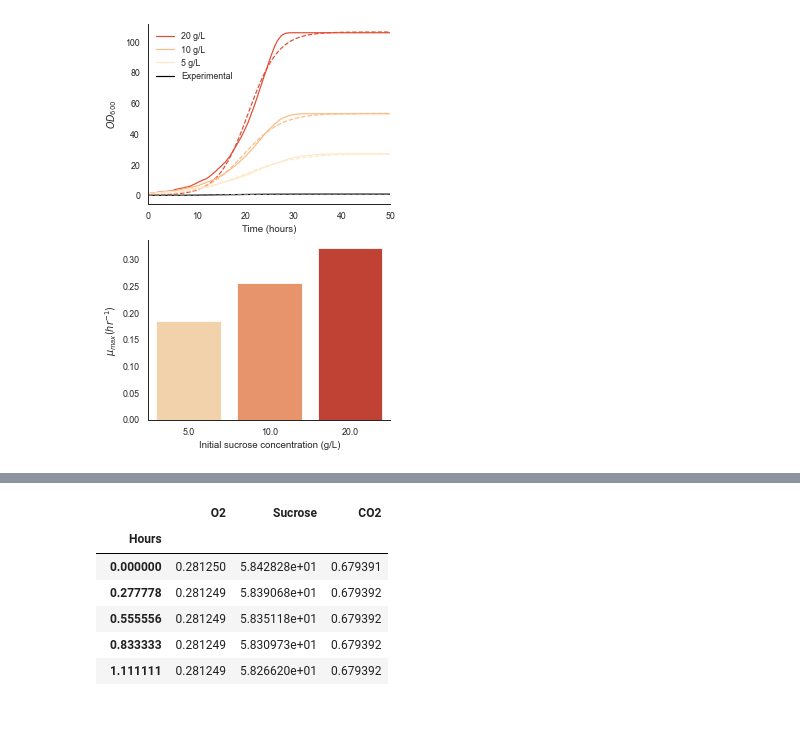
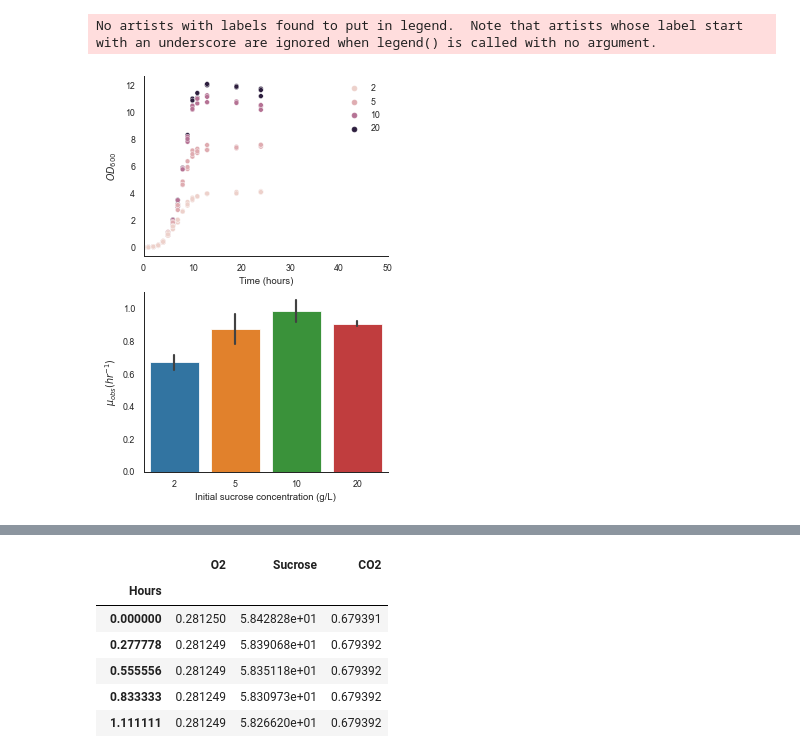
Before and after one commit to Jsakkos/nufeb-cyano-e-coli, a Jupyter notebook: notebooks/Model validation ec.ipynb, the cells around one changed output, grey strips where cells are left out. Cells and saved outputs as stored; diff of their text form; code cells hidden in the pictures; blank space fills up the shorter version.

```diff
--- a/notebooks/Model validation ec.ipynb
+++ b/notebooks/Model validation ec.ipynb
@@ -78,0 +79,2 @@ def func(x,K,r,N0):
+# %%
+temp = experimentalData.groupby(['Initial Sucrose','Replicate']).apply(lambda x: logistic_regression(x['Time'],x['OD600']))
@@ -78,0 +94,6 @@ def func(x,K,r,N0):
+# %%
+for path in types:
+    df = pd.read_csv(path,usecols=[0,1],names=['Time','Cells'],skiprows=1,delimiter='	')
+    df.Time = df.Time/60/60*10 #convert timesteps (10s) to days
+    df['OD'] = df.iloc[:,1]*CellNum2OD
+df
@@ -85,17 +124,18 @@ for path,label in zip(types,labels):
     df = pd.read_csv(path,usecols=[0,1],names=['Time','Cells'],skiprows=1,delimiter='	')
     df.index = df.Time/60/60*10 #convert timesteps (10s) to days
     df.index.name='Hours'
-    df['OD'] = df.iloc[:,1]/CellNum2OD
+    df['OD'] = df.iloc[:,1]*CellNum2OD
     ax.plot(df.OD,label=label)
     popt, pcov = curve_fit(func,df.index.values,df.OD,p0=[0.80309017, 0.24164053, 0.01670965])
     mus.append(popt[1])
-    ax.plot(df.index.values,func(df.index.values,*popt),ls='--')
+    #ax.plot(df.index.values,func(df.index.values,*popt),ls='--')
 
 ax.legend().remove()
 ax.set_xlim([0,50])
-ax.plot(Control.Time,Control.OD,label='Experimental',c='k')
-popt, pcov = curve_fit(func,Control.Time,Control.OD,p0=[0.80309017, 0.24164053, 0.01670965])
-ax.plot(Control.Time,func(Control.Time,*popt),ls='--',c='grey')
+#ax.plot(Control.Time,Control.OD600,label='Experimental',c='k')
+#popt, pcov = curve_fit(func,Control.Time,Control.OD600,p0=[0.80309017, 0.24164053, 0.01670965])
+#ax.plot(Control.Time,func(Control.Time,*popt),ls='--',c='grey')
+sns.scatterplot(x='Time',y='OD600',hue='Initial Sucrose',data=Control,ax=ax)
 ax.set_xlabel('Time (hours)')
 ax.set_ylabel(r'$OD_{600}$')
 ax.legend(frameon=False)
@@ -115,69 +172,44 @@ growth
 # %%
 #f,axes = plt.subplots(nrows=4,ncols=2,figsize=(12,15))
 colors = ['#e34a33','#fdbb84','#fee8c8']
 fig = plt.figure(constrained_layout=True, figsize=(7.5,6))
 gs0 = gridspec.GridSpec(4, 2, figure=fig)
 sns.set_context('paper')
 sns.set_style('white')
 
 ax2 = fig.add_subplot(gs0[2:, 0])
 ax1 = fig.add_subplot(gs0[:2, 0])
-
-#ax6 = fig.add_subplot(gs0[3,1])
-#ax3 = fig.add_subplot(gs0[0,1],sharex=ax6)
-
-
-mus =list()
+""" mus =list()
 for i,(path,label) in enumerate(zip(types,labels)):
     df = pd.read_csv(path,usecols=[0,1],names=['Time','Cells'],skiprows=1,delimiter='	')
-    df.index = df.Time/60/60*10 #convert timesteps (10s) to days
-    df.index.name='Hours'
-    df['OD'] = df.iloc[:,1]/CellNum2OD
-    ax1.plot(df.OD,label=label,c=colors[i])
-    popt, pcov = curve_fit(func,df.index.values,df.OD,p0=[0.80309017, 0.24164053, 0.01670965])
-    mus.append(popt[1])
-    ax1.plot(df.index.values,func(df.index.values,*popt),ls='--',c=colors[i])
+    df['Hours'] = df.Time/60/60*10 #convert timesteps (10s) to days
+    df['OD600'] = df['Cells']*CellNum2OD
+    #ax1.plot(df.OD,label=label,c=colors[i])
+    sns.lineplot(x='Hours',y='OD600',data=df)
+    popt, pcov = curve_fit(func,df.index.values,df.OD600,p0=[0.80309017, 0.24164053, 0.01670965])
+    mus.append(popt[1]) """
+
 
 ax1.legend().remove()
 ax1.set_xlim([0,50])
-ax1.plot(Control.Time,Control.OD,label='Experimental',c='k')
-popt, pcov = curve_fit(func,Control.Time,Control.OD,p0=[0.80309017, 0.24164053, 0.01670965])
-ax1.plot(Control.Time,func(Control.Time,*popt),ls='--',c='grey')
+
+sns.scatterplot(x='Time',y='OD600',hue='Initial Sucrose',data=experimentalData,ax=ax1)
+
 ax1.set_xlabel('Time (hours)')
 ax1.set_ylabel(r'$OD_{600}$')
 ax1.legend(frameon=False)
 
 
-sns.barplot(x='Sucrose',y='mu',data=growth,ax=ax2,palette='OrRd')
+sns.barplot(x='Initial Sucrose',y='mu',data=experimentalFits,ax=ax2,ci='sd')
 ax2.set_xlabel('Initial sucrose concentration (g/L)')
-ax2.set_ylabel(r'$\mu_{max} (hr^{-1})$ ')
+ax2.set_ylabel(r'$\mu_{obs} (hr^{-1})$ ')
 
-
-
-
-#ax1.plot(IPTG.Time,IPTG.OD,label='+IPTG',c='grey',ls='--')
-#sns.lineplot(x='Time',y='OD600',hue='SucroseExport',data=df,ax=ax1,palette='mako')
-#ax2.plot(Control.Time,Control.Sucrose,label='Control',c='red',ls='--')
-#ax2.plot(IPTG.Time,IPTG.Sucrose,label='+IPTG',c='grey',ls='--')
-#sns.lineplot(x='Time',y='Sucrose',hue='SucroseExport',data=df,ax=ax2,palette='mako')
 sns.despine()
 
-
-#sns.scatterplot(x='SucroseExport',y='Productivity',data=df,ax=ax3,color='#92c5de')
-#sns.barplot(x='SucroseExport',y='CellMass',data=df,ax=axes[1,1])
-#width = 1/len(Run_folders)
-#ax4.bar(ExportRatio,df.RelCell.unique(),width,label='Cell Biomass',edgecolor='k',color='#2ca25f')
-#ax4.bar(ExportRatio,df.RelSuc.unique(),width,bottom=df.RelCell.unique(),label='Sucrose Biomass',edgecolor='k',color='#92c5de')
-
-#ax5.bar(ExportRatio,df.CellMass.unique(),width,label='Cell Biomass',edgecolor='k',color='#2ca25f')
-#ax5.bar(ExportRatio,df.SucMass.unique(),width,bottom=df.CellMass.unique(),label='Sucrose Biomass',edgecolor='k',color='#92c5de')
-#sns.scatterplot(x='SucroseExport',y='Ratio',data=df,ax=ax6,color='#92c5de')
-#plt.setp(ax1.get_xticklabels(), visible=False)
-
-#ax3.set_xlabel('')
 
 fig.align_ylabels()
 #fig.savefig('validationEC.png',dpi=600)
 #f.tight_layout()
 # %% [output]
+No artists with labels found to put in legend.  Note that artists whose label start with an underscore are ignored when legend() is called with no argument.
-[figure, old version]
+[figure, new version]
```
Also changed, not shown: parts of 24 cells of this notebook, 33 other files.
